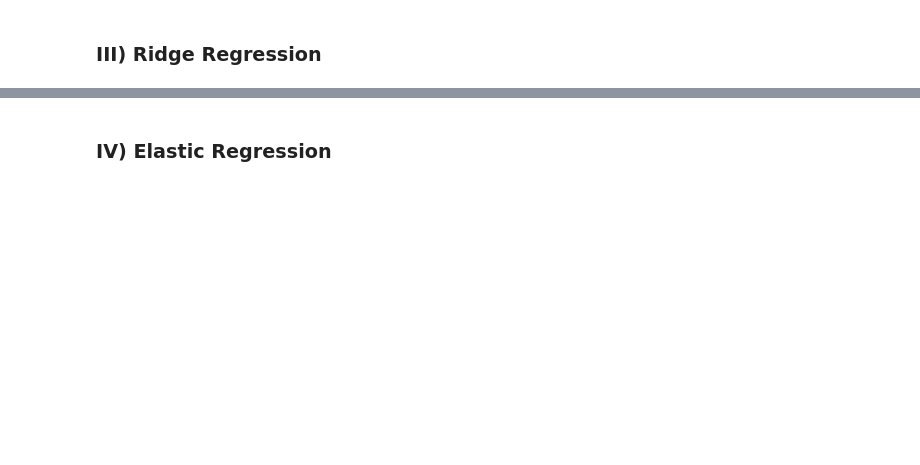
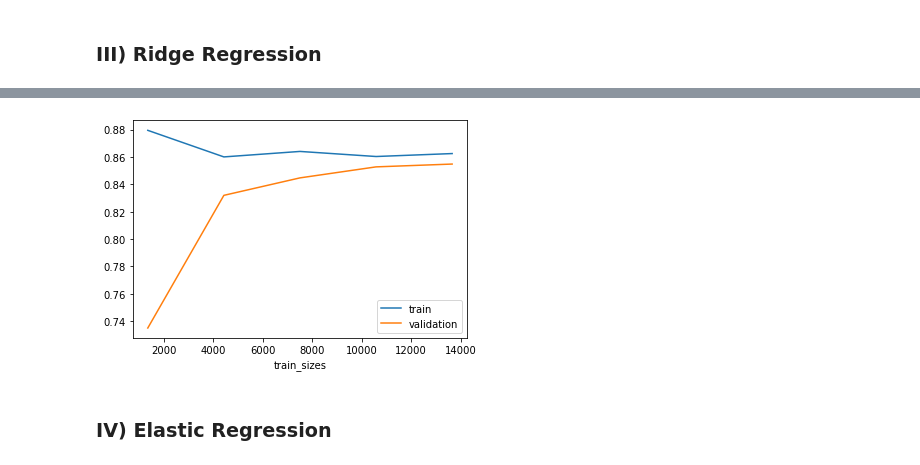
Before and after one commit to JynMoriarty/Analysis, a Jupyter notebook: modelisation.ipynb, the cells around one changed output, grey strips where cells are left out. Cells and saved outputs as stored; diff of their text form; code cells hidden in the pictures; blank space fills up the shorter version.

```diff
--- a/modelisation.ipynb
+++ b/modelisation.ipynb
@@ -147,3 +179,17 @@ R_pipeline.score(X_test,y_test)
+# %%
+R_pipeline = make_pipeline(preprocessor,Ridge(random_state=0,alpha=7.5))
+R_pipeline.fit(X_train,y_train)
+R_pipeline.score(X_test,y_test)
+y =learning_curve(R_pipeline,X_train,y_train,return_times=True)
+
+
+plt.plot(y[0], y[1].mean(axis=1), label='train')
+plt.plot(y[0], y[2].mean(axis=1), label='validation')
+plt.xlabel('train_sizes')
+plt.legend()
+plt.show()
+# %% [output]
+[figure, added]
 # %% [markdown]
 ### IV) Elastic Regression
 # %%
```
Also changed, not shown: parts of 13 cells of this notebook, 7 other files.
